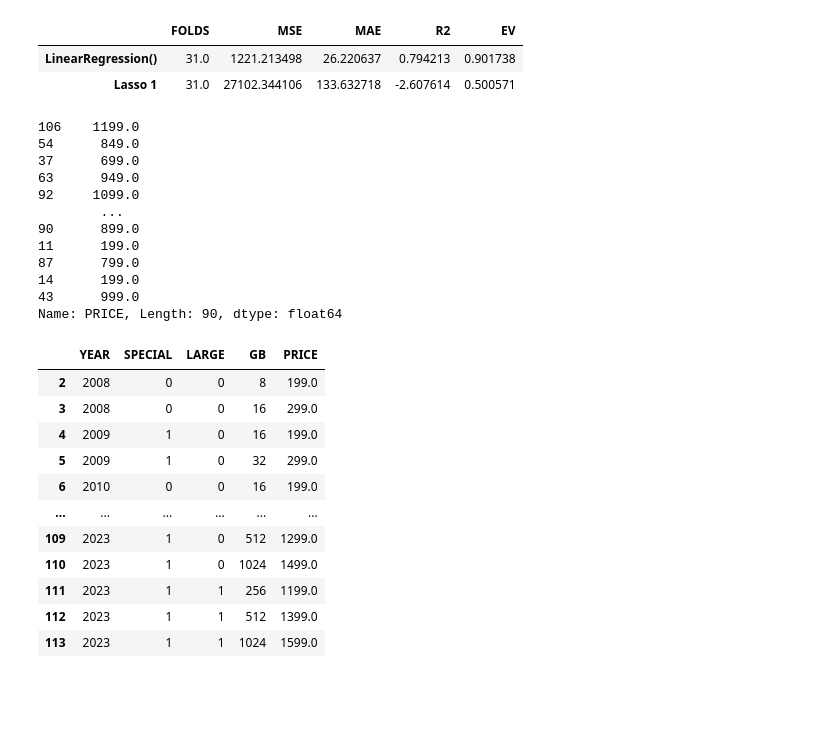
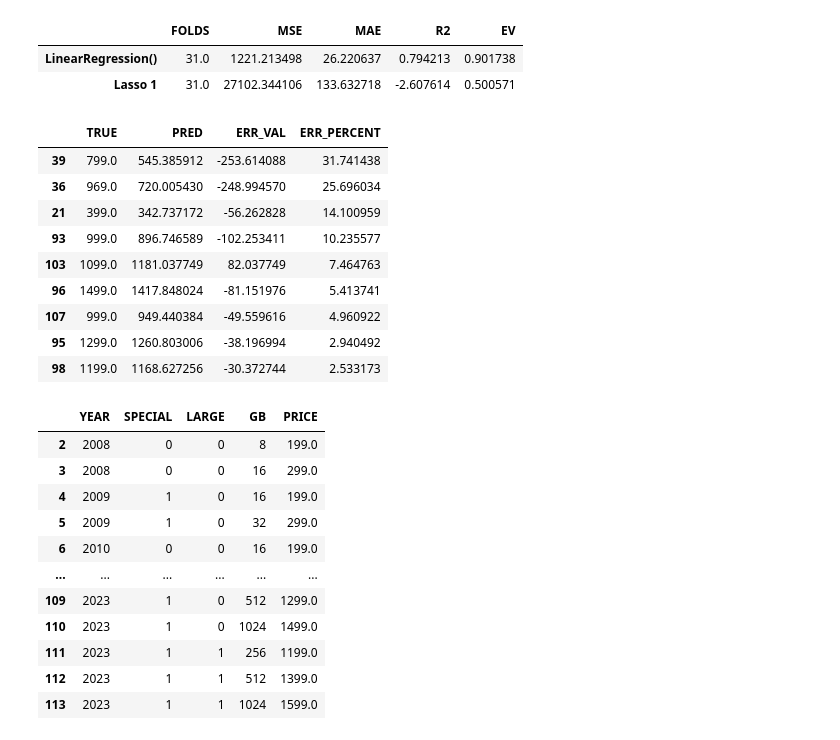
Before and after one commit to Tahsin-T-Ahmed/iphone-price-prediction-ai, a Jupyter notebook: model.ipynb, the cells around one changed output. Drawn from its saved outputs; the diff is of its cells as text; code cells hidden in the pictures; blank space fills up the shorter version.

```diff
--- a/model.ipynb
+++ b/model.ipynb
@@ -412,36 +404,49 @@ iphones_lasso2.drop("GB", axis=1, inplace=True)
 # %%
 # PROCESSING LASSO 2 DATASET
 
 # copy numerical and binary features from linreg model
 numerical_features_lasso2 = numerical_features_linreg.copy()
 binary_features_lasso2 = binary_features_linreg.copy()
 
 X_lasso2 = iphones_lasso2[numerical_features_lasso2 + binary_features_lasso2]
 y_lasso2 = iphones_lasso2["PRICE"]
 
 # split dataset for Lasso 2
 X_lasso2_train, X_lasso2_test, y_lasso2_train, y_lasso2_test = train_test_split(X_lasso2, y_lasso2,
                                                                                 test_size=9/99,
                                                                                 random_state=1
                                                                                 )
 
 # standardize dataset for Lasso 2
 scaler.fit(X_lasso2_train[numerical_features_lasso2])
 X_lasso2_train[numerical_features_lasso2] = scaler.fit_transform(X_lasso2_train[numerical_features_lasso2])
 X_lasso2_test[numerical_features_lasso2] = scaler.fit_transform(X_lasso2_test[numerical_features_lasso2])
+
+# train Lasso 2 model
+lasso2reg = Lasso()
+lasso2reg.fit(X_lasso2_train, y_lasso2_train)
+y_lasso2_pred = lasso2reg.predict(X_lasso2_test)
+
+lasso2reg_results = pd.DataFrame({
+    "TRUE": y_lasso2_test,
+    "PRED": y_lasso2_pred,
+    "ERR_VAL": y_lasso2_pred - y_lasso2_test
+})
+
+lasso2reg_results["ERR_PERCENT"] = 100 * (lasso2reg_results["ERR_VAL"] / lasso2reg_results["TRUE"]).abs()
+
+lasso2reg_results.sort_values(by="ERR_PERCENT", ascending=False)
 # %% [output]
-106    1199.0
-54      849.0
-37      699.0
-63      949.0
-92     1099.0
-        ...
-90      899.0
-11      199.0
-87      799.0
-14      199.0
-43      999.0
-Name: PRICE, Length: 90, dtype: float64
+|  | TRUE | PRED | ERR_VAL | ERR_PERCENT |
+| 39 | 799.0 | 545.385912 | -253.614088 | 31.741438 |
+| 36 | 969.0 | 720.005430 | -248.994570 | 25.696034 |
+| 21 | 399.0 | 342.737172 | -56.262828 | 14.100959 |
+| 93 | 999.0 | 896.746589 | -102.253411 | 10.235577 |
+| 103 | 1099.0 | 1181.037749 | 82.037749 | 7.464763 |
+| 96 | 1499.0 | 1417.848024 | -81.151976 | 5.413741 |
+| 107 | 999.0 | 949.440384 | -49.559616 | 4.960922 |
+| 95 | 1299.0 | 1260.803006 | -38.196994 | 2.940492 |
+| 98 | 1199.0 | 1168.627256 | -30.372744 | 2.533173 |
 # %%
 saveOutput(iphones, "iphones_output.csv")
 saveOutput(iphones_linreg, "iphones_linreg_output.csv")
```
Also changed, not shown: parts of 2 cells of this notebook.
